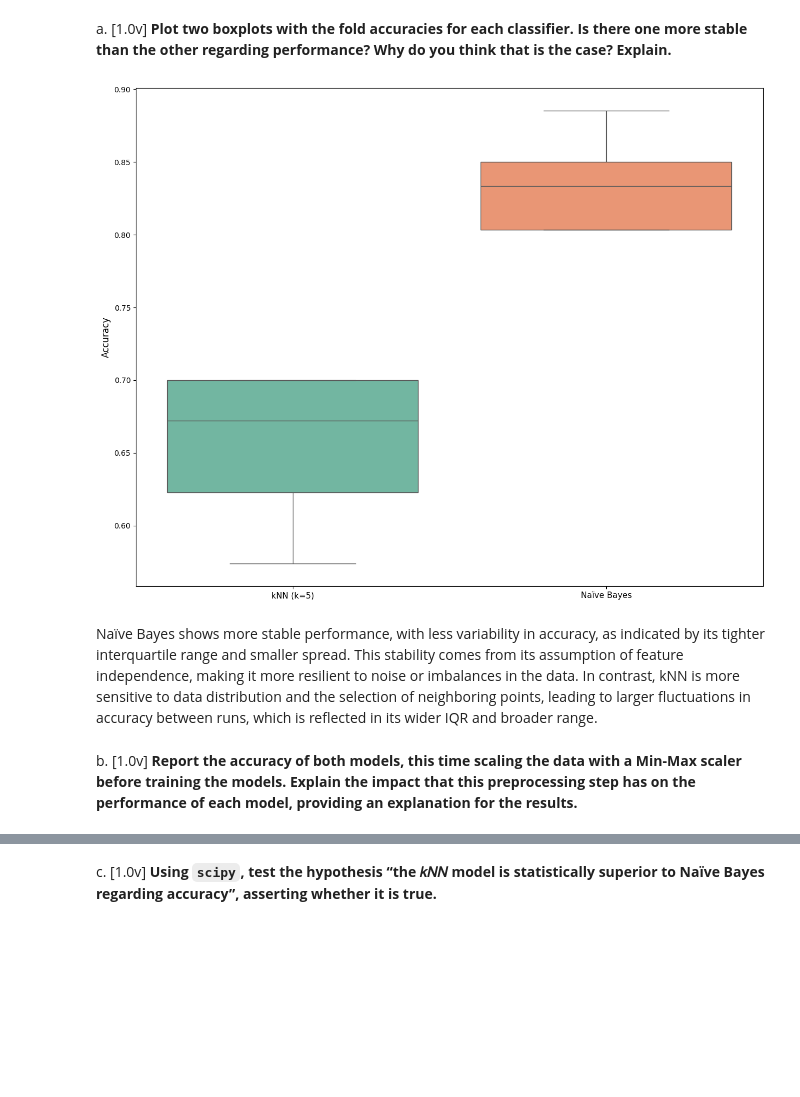
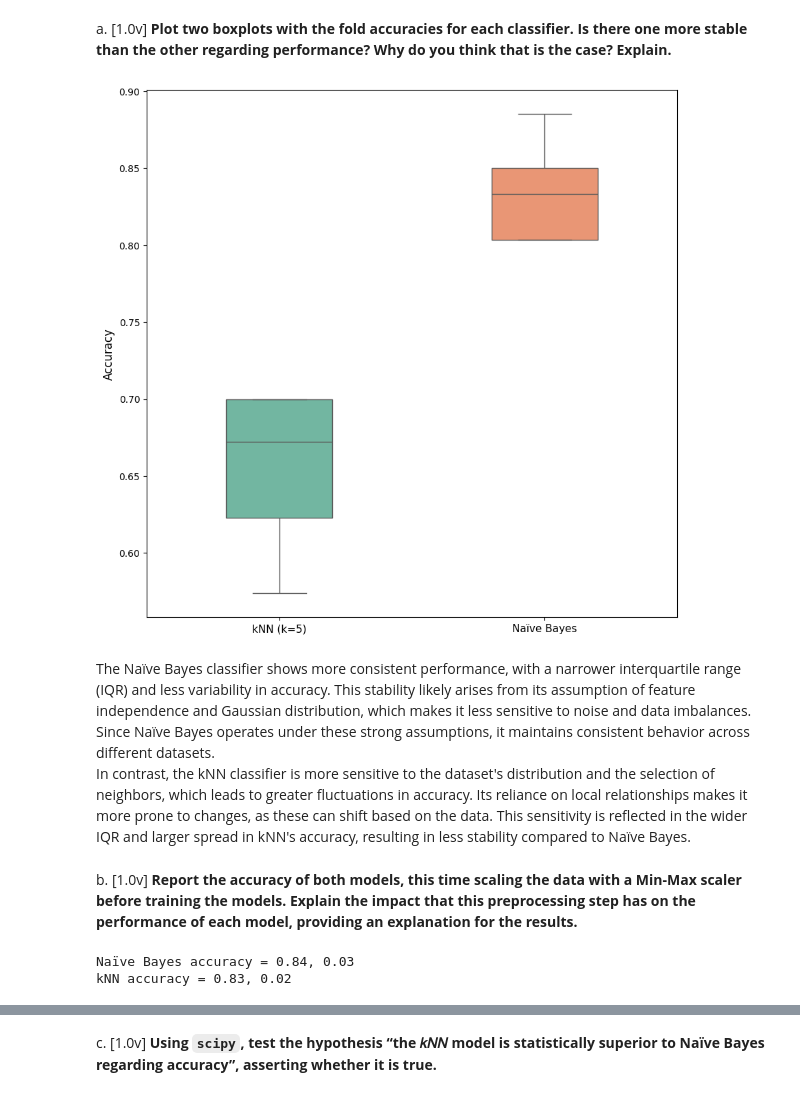
Before and after one commit to patriciagam/Apre-Homeworks, a Jupyter notebook: hw2.ipynb, the cells around one changed output, grey strips where cells are left out. Cells and saved outputs as stored; diff of their text form; code cells hidden in the pictures; blank space fills up the shorter version.

```diff
--- a/hw2.ipynb
+++ b/hw2.ipynb
@@ -32,22 +32,21 @@ skf = StratifiedKFold(n_splits = 5, shuffle = True, random_state = 0)
 # %%
 knn_classifier = KNeighborsClassifier(n_neighbors = 5)
 naive_bayes_classifier = GaussianNB()
 
 knn_scores = cross_val_score(knn_classifier, X, y.tolist(), cv = skf, scoring='accuracy')
 naive_bayes_scores = cross_val_score(naive_bayes_classifier, X, y.tolist(), cv = skf, scoring = 'accuracy')
 
-plt.figure(figsize = (15, 12))
+plt.figure(figsize=(10, 10))
 
-sns.boxplot(data = [knn_scores, naive_bayes_scores], palette = "Set2")
+sns.boxplot(data = [knn_scores, naive_bayes_scores], palette = "Set2", width = 0.4)
 plt.xticks([0, 1], ["kNN (k=5)", "Naïve Bayes"], fontsize = 11)
 plt.ylabel("Accuracy", fontsize = 12)
 
-# title: Accuracy Comparison between kNN (k=5) and Naive Bayes
-
 plt.show()
 # %% [output]
-[figure, old version]
+[figure, new version]
-# %% [markdown]
-Naïve Bayes shows more stable performance, with less variability in accuracy, as indicated by its tighter interquartile range and smaller spread. This stability comes from its assumption of feature independence, making it more resilient to noise or imbalances in the data. In contrast, kNN is more sensitive to data distribution and the selection of neighboring points, leading to larger fluctuations in accuracy between runs, which is reflected in its wider IQR and broader range.
+# %% [markdown]
+The Naïve Bayes classifier shows more consistent performance, with a narrower interquartile range (IQR) and less variability in accuracy. This stability likely arises from its assumption of feature independence and Gaussian distribution, which makes it less sensitive to noise and data imbalances. Since Naïve Bayes operates under these strong assumptions, it maintains consistent behavior across different datasets. \
+In contrast, the kNN classifier is more sensitive to the dataset's distribution and the selection of neighbors, which leads to greater fluctuations in accuracy. Its reliance on local relationships makes it more prone to changes, as these can shift based on the data. This sensitivity is reflected in the wider IQR and larger spread in kNN's accuracy, resulting in less stability compared to Naïve Bayes.
 # %% [markdown]
 b. [1.0v] **Report the accuracy of both models, this time scaling the data with a Min-Max scaler before training the models. Explain the impact that this preprocessing step has on the performance of each model, providing an explanation for the results.**
@@ -54,8 +56,15 @@ b. [1.0v] **Report the accuracy of both models, this time scaling the data with
 # %%
-from sklearn.preprocessing import MinMaxScaler
+numeric_features = ["age", "trestbps", "chol", "thalach", "oldpeak"]
 
 min_max_scaler = MinMaxScaler()
-X_scaled_minmax = min_max_scaler.fit_transform(X)
+X_scaled_minmax = X.copy()
+X_scaled_minmax[numeric_features] = min_max_scaler.fit_transform(X[numeric_features])
 
 knn_scores_minmax = cross_val_score(knn_classifier, X_scaled_minmax, y, cv = skf, scoring = "accuracy")
 gnb_scores_minmax = cross_val_score(naive_bayes_classifier, X_scaled_minmax, y, cv = skf, scoring = "accuracy")
+
+print(f"Naïve Bayes accuracy = {np.mean(gnb_scores_minmax):.2f}, {np.std(gnb_scores_minmax):.2f}")
+print(f"kNN accuracy = {np.mean(knn_scores_minmax):.2f}, {np.std(knn_scores_minmax):.2f}")
+# %% [output]
+Naïve Bayes accuracy = 0.84, 0.03
+kNN accuracy = 0.83, 0.02
```
Also changed, not shown: parts of 14 cells of this notebook, 8 other files.
